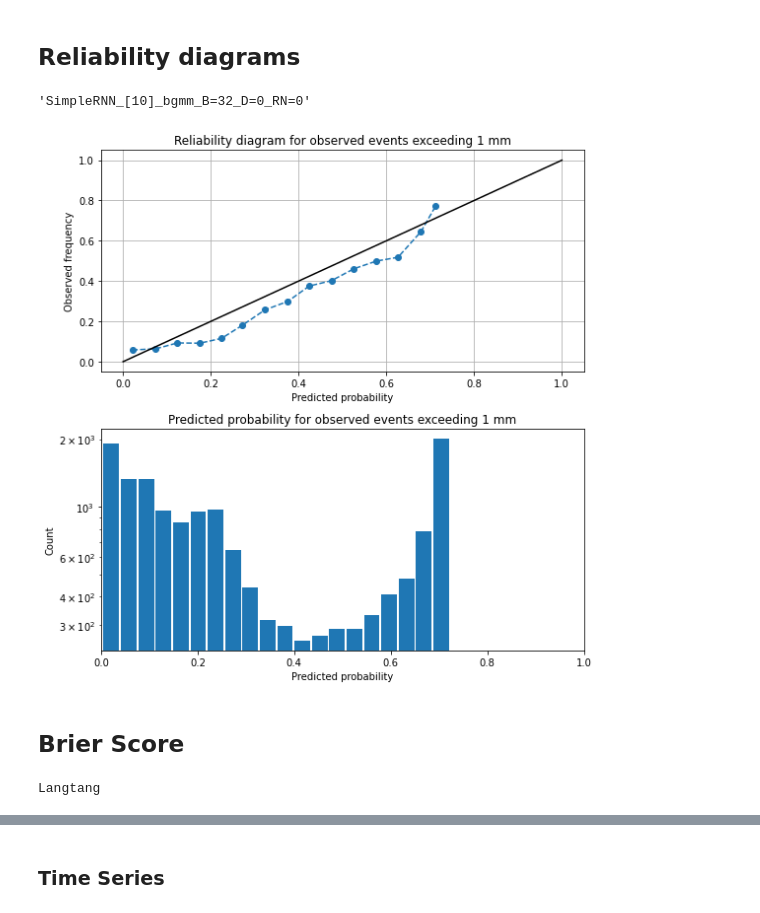
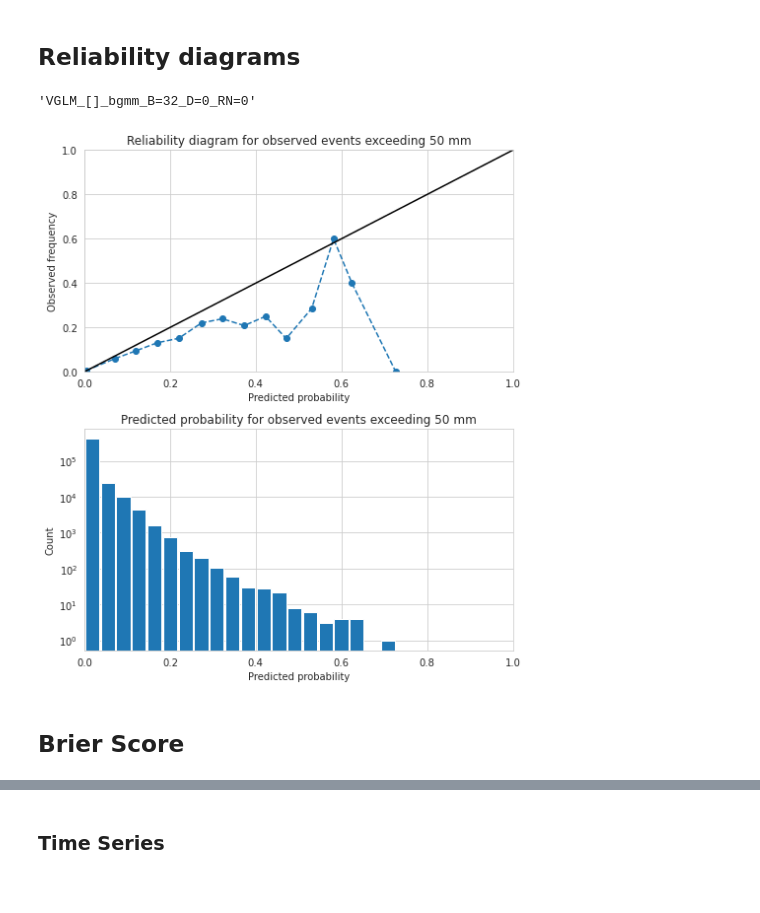
Before and after one commit to mgironamata/upper-indus-prec-bc, a Jupyter notebook: predictions_analysis.ipynb, the cells around one changed output, grey strips where cells are left out. Cells and saved outputs as stored; diff of their text form; code cells hidden in the pictures.

```diff
--- a/predictions_analysis.ipynb
+++ b/predictions_analysis.ipynb
@@ -196,0 +193,22 @@ SimpleRNN_[50, 50]_bgmm_B=32_D=0_RN=0
+# %%
+region = ['EastUIB', 'WestUIB', 'Langtang', 'COMBINED'][0]
+
+print(f"Experiment: {CONFIG.EXPERIMENT}")
+
+if (CONFIG.EXPERIMENT == 2) or (CONFIG.EXPERIMENT == 3):
+    print(f'Filter appliedfor region: {region}')
+    if region != 'COMBINED':
+
+        predictions_region = predictions.copy()
+
+        # SELECT REGION PER DATAFRAME
+        for k, v in predictions_region.items():
+            for k1, v1 in v.items():
+                v[k1] = v1[v1['Region']==region]
+
+        # PRINT UNIQUE REGIONS PER DATAFRAME
+        # for k, v in predictions_region.items():
+        #    for k1, v1 in v.items():
+        #        print(k, k1, v1.Region.unique())
+else:
+    print('No filter applied')
@@ -403,9 +501,9 @@ NameError: name 'df_b' is not defined
 MODEL = list(predictions.keys())[0]
 MODEL
 # %% [output]
-'SimpleRNN_[10]_bgmm_B=32_D=0_RN=0'
+'VGLM_[]_bgmm_B=32_D=0_RN=0'
 # %%
-threshold = 1
+threshold = 50
 
 simulated = 'precip_norris'
 observed = 'Prec'
@@ -421,42 +519,40 @@ y_true = (predictions[MODEL]['k_all'][observed]>threshold).astype('int')
 # %%
 num_bins = 20
 
 prob_true, prob_pred = calibration_curve(y_true, y_pred, n_bins=num_bins, strategy='uniform')
 
 # print(prob_true)
 # print(prob_pred)
 
-fig, (ax1, ax2) = plt.subplots(2,1, figsize=(8,8))
+fig, (ax1, ax2) = plt.subplots(2,1, figsize=(7,8))
 
 ax1.plot(prob_pred, prob_true, 'o--')
 ax1.plot([0,1],[0,1],'k')
 
 ax1.set_xlabel('Predicted probability')
 ax1.set_ylabel('Observed frequency')
-ax1.set_xlim(-0.05,1.05)
-ax1.set_ylim(-0.05,1.05)
-ax1.grid()
+ax1.set_xlim(0,1)
+ax1.set_ylim(0,1)
+# ax1.grid()
 
 ax2.hist(y_pred, bins=num_bins, rwidth=0.9)
 ax2.set_yscale('log')
 ax2.set_xlim(0,1)
 ax2.set_ylabel('Count')
 ax2.set_xlabel('Predicted probability')
 ax1.set_title(f'Reliability diagram for observed events exceeding {threshold} mm')
 ax2.set_title(f'Predicted probability for observed events exceeding {threshold} mm')
 plt.tight_layout()
 plt.show()
 # %% [output]
-[figure, old version]
+[figure, new version]
 # %% [markdown]
 ## Brier Score
 # %%
 k_fold = 'k_all'
 # %%
-region = predictions['SimpleRNN_[10]_bgmm_B=32_D=0_RN=0']['k_all']['Region'].unique()[0]
-print(region)
+# region = predictions['SimpleRNN_[10]_bgmm_B=32_D=0_RN=0']['k_all']['Region'].unique()[0]
+# print(region)
-# %% [output]
-Langtang
 # %%
 def brier_score_routine(predictions, simulated='precip_norris', naive_bc='naive_bc', observed='Prec',
                         threshold=0, print_table = True, export_df = False, export_table = False, yield_df_stations = False,
```
Also changed, not shown: parts of 35 cells of this notebook, 15 other files.
